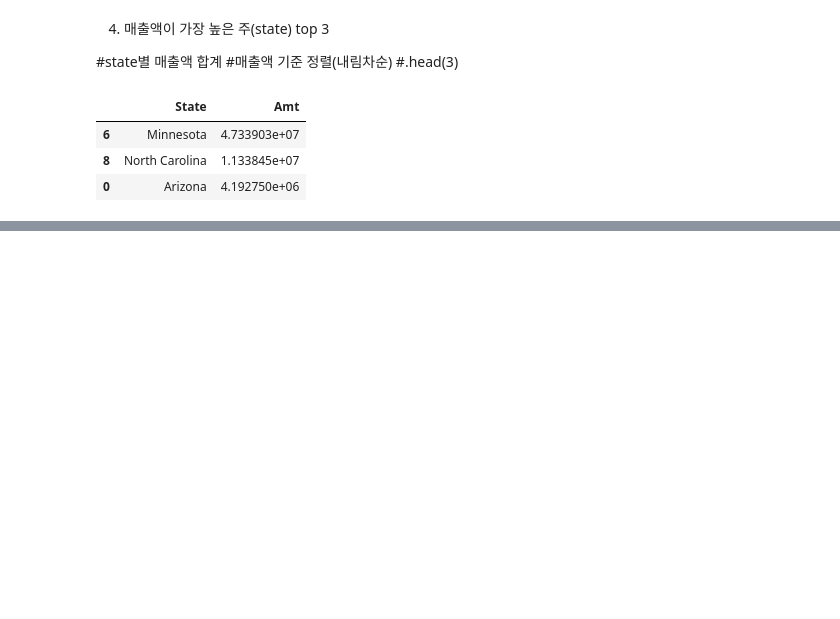
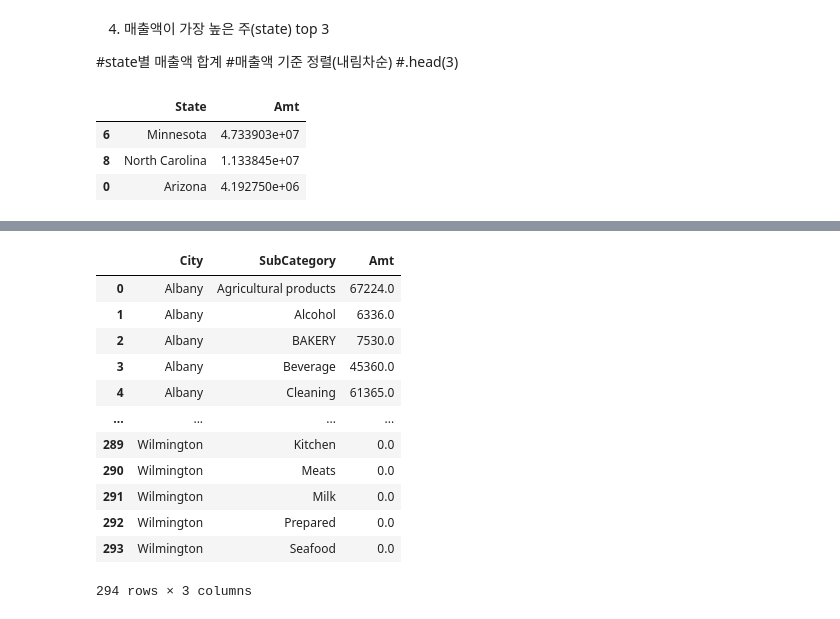
Before and after one commit to jmu1462/20230207, a Jupyter notebook: 02 - 데이터프레임 결합.ipynb, the cells around one changed output, grey strips where cells are left out. Saved outputs shown, nothing was run; the diff lists cells and outputs as text; code cells hidden in the pictures; blank space fills up the shorter version.

```diff
--- a/02 - 데이터프레임 결합.ipynb
+++ b/02 - 데이터프레임 결합.ipynb
@@ -386,0 +435,10 @@ te
+# %%
+#sales2 = sales['week'].loc[sales['week'] == 3]
+sales2 = sales.loc[sales['week'] == 3]
+temp1=pd.merge(sales2, stores)
+temp2=pd.merge(temp1, products)
+display(sales2.head())
+display(stores.head())
+display(products.head())
+#2. temp1 = pd.merge(sales2, stores)
+# temp2 = pd.merge(temp1, products)
@@ -386,0 +464,18 @@ te
+# %%
+#3.
+temp2['Amt'] = temp2['Qty'] * temp2['Price']
+temp2.groupby( [ 'City', 'SubCategory'], as_index = False)['Amt'].sum()
+# %% [output]
+|  | City | SubCategory | Amt |
+| 0 | Albany | Agricultural products | 67224.0 |
+| 1 | Albany | Alcohol | 6336.0 |
+| 2 | Albany | BAKERY | 7530.0 |
+| 3 | Albany | Beverage | 45360.0 |
+| 4 | Albany | Cleaning | 61365.0 |
+| ... | ... | ... | ... |
+| 289 | Wilmington | Kitchen | 0.0 |
+| 290 | Wilmington | Meats | 0.0 |
+| 291 | Wilmington | Milk | 0.0 |
+| 292 | Wilmington | Prepared | 0.0 |
+| 293 | Wilmington | Seafood | 0.0 |
+294 rows × 3 columns
```
Also changed, not shown: parts of 5 cells of this notebook.
